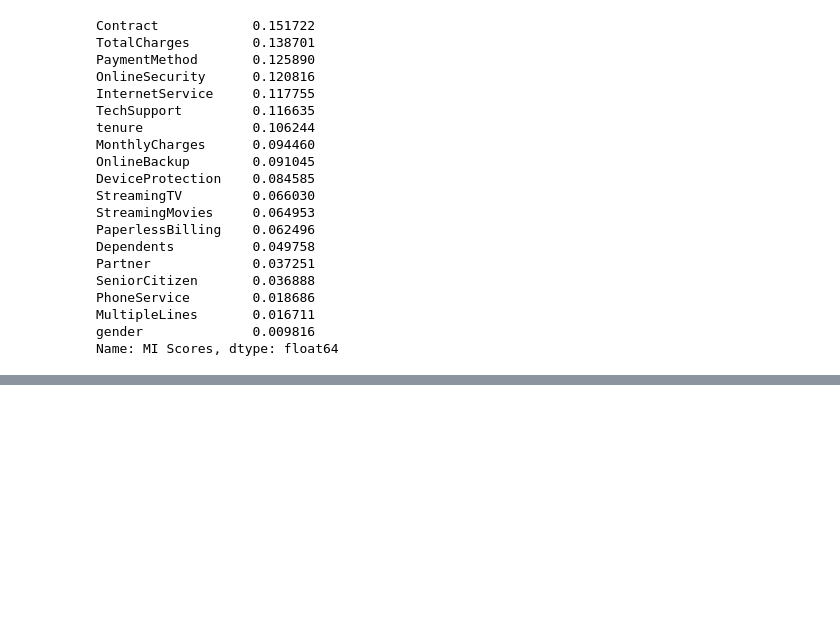
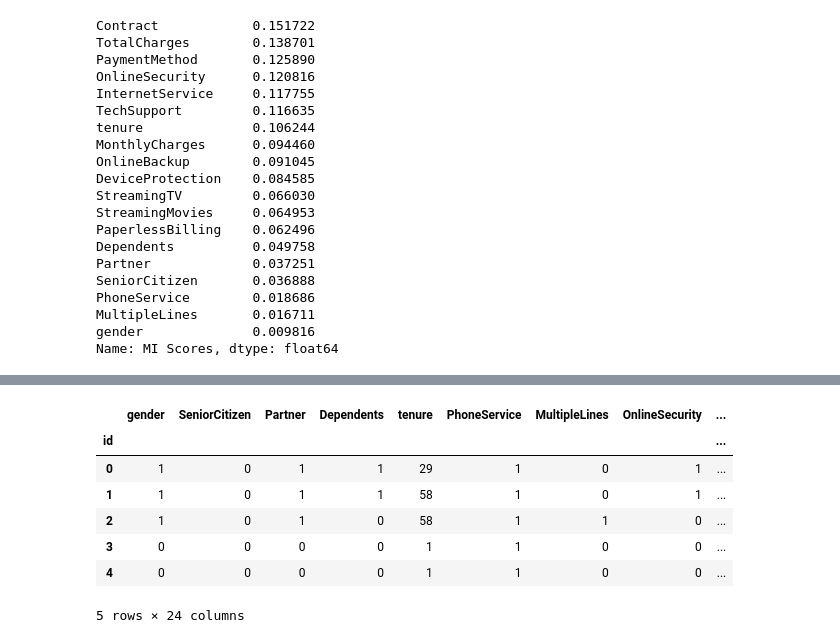
Before and after one commit to iliasbendali/Customer_Churn_Predictions, a Jupyter notebook: code.ipynb, the cells around one changed output, grey strips where cells are left out. Saved outputs shown, nothing was run; the diff lists cells and outputs as text; code cells hidden in the pictures; blank space fills up the shorter version.

```diff
--- a/code.ipynb
+++ b/code.ipynb
@@ -163,0 +198,29 @@ Name: MI Scores, dtype: float64
+# %%
+bin_cols = ['Partner', 'Dependents', 'PhoneService', 'PaperlessBilling']
+for col in bin_cols:
+    train[col] = train[col].map({'Yes': 1, 'No': 0})
+
+multi_to_bin_cols = [
+    'MultipleLines', 'OnlineSecurity', 'OnlineBackup',
+    'DeviceProtection', 'TechSupport', 'StreamingTV', 'StreamingMovies'
+]
+
+train['gender'] = train['gender'].map({'Male': 1, 'Female': 0})
+
+for col in multi_to_bin_cols:
+    train[col] = train[col].replace({'No internet service': 'No', 'No phone service': 'No'})
+    train[col] = train[col].map({'Yes': 1, 'No': 0})
+
+train = pd.get_dummies(train, columns=['Contract', 'PaymentMethod', 'InternetService'], drop_first=True)
+train = train.astype({col: int for col in train.select_dtypes('bool').columns})
+# %%
+train.head()
+# %% [output]
+|  | gender | SeniorCitizen | Partner | Dependents | tenure | PhoneService | MultipleLines | OnlineSecurity | ... |
+| id |  |  |  |  |  |  |  |  | ... |
+| 0 | 1 | 0 | 1 | 1 | 29 | 1 | 0 | 1 | ... |
+| 1 | 1 | 0 | 1 | 1 | 58 | 1 | 0 | 1 | ... |
+| 2 | 1 | 0 | 1 | 0 | 58 | 1 | 1 | 0 | ... |
+| 3 | 0 | 0 | 0 | 0 | 1 | 1 | 0 | 0 | ... |
+| 4 | 0 | 0 | 0 | 0 | 1 | 1 | 0 | 0 | ... |
+5 rows × 24 columns
```
Also changed, not shown: parts of 4 cells of this notebook.
